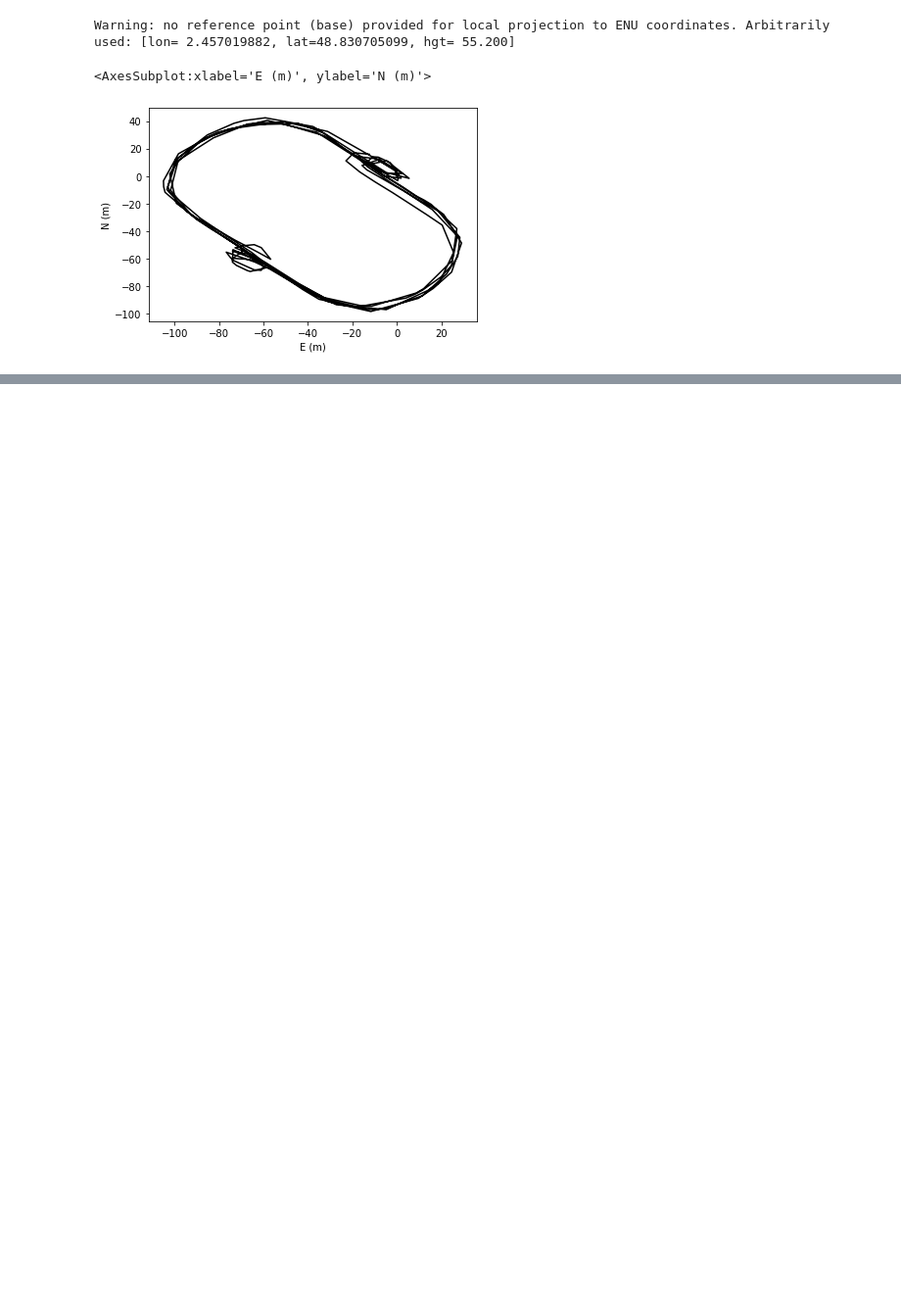
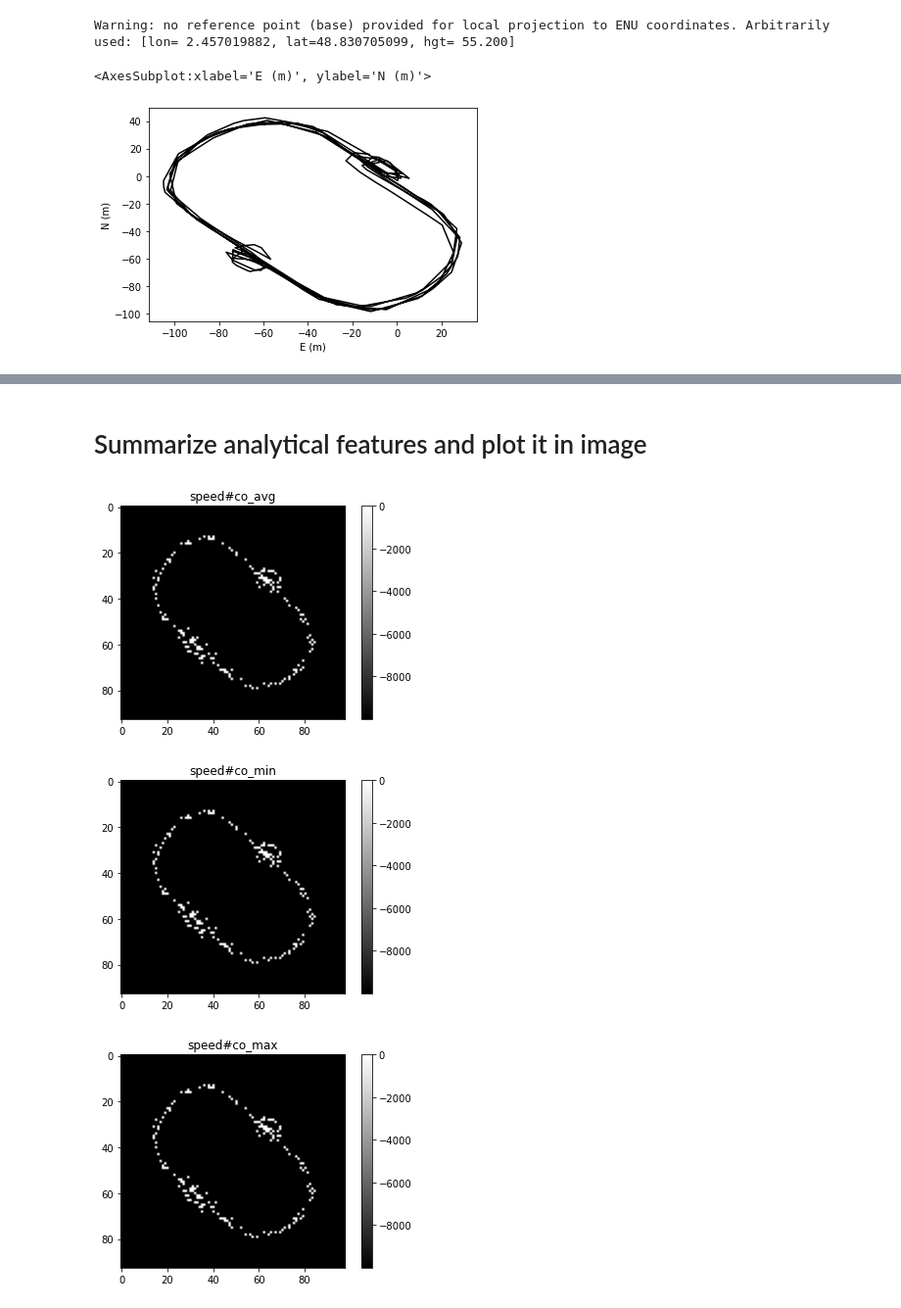
Before and after one commit to umrlastig/tracklib, a Jupyter notebook: doc/source/notebook/Quickstart.ipynb, the cells around one changed output, grey strips where cells are left out. Shown at 98% size. Cells and saved outputs as stored; diff of their text form; code cells hidden in the pictures; blank space fills up the shorter version.

```diff
--- a/doc/source/notebook/Quickstart.ipynb
+++ b/doc/source/notebook/Quickstart.ipynb
@@ -45,0 +65,22 @@ Warning: no reference point (base) provided for local projection to ENU coordina
+# %% [markdown]
+# Summarize analytical features and plot it in image
+# %%
+from tracklib.core.TrackCollection import TrackCollection
+from tracklib.core.Grid import Grid
+from tracklib.algo import (Summarising, Analytics)
+
+collection = TrackCollection([trace])
+
+af_algos = [Analytics.speed, Analytics.speed, Analytics.speed]
+cell_operators = [Summarising.co_avg, Summarising.co_min, Summarising.co_max]
+marge = 0.2
+raster = Summarising.summarize(collection, af_algos, cell_operators, (2,2), marge)
+
+raster.setColor((0, 0, 0), (255, 255, 255))
+raster.plot(Analytics.speed, Summarising.co_avg)
+raster.plot(Analytics.speed, Summarising.co_min)
+raster.plot(Analytics.speed, Summarising.co_max)
+# %% [output]
+[figure, added]
+[figure, added]
+[figure, added]
```
Also changed, not shown: parts of 13 cells of this notebook.
